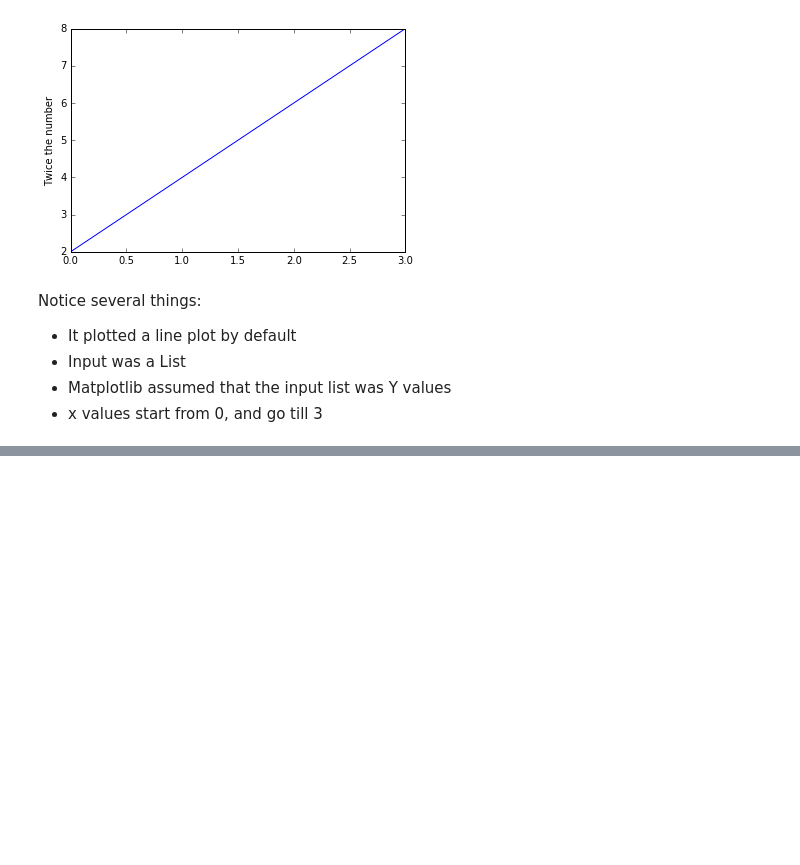
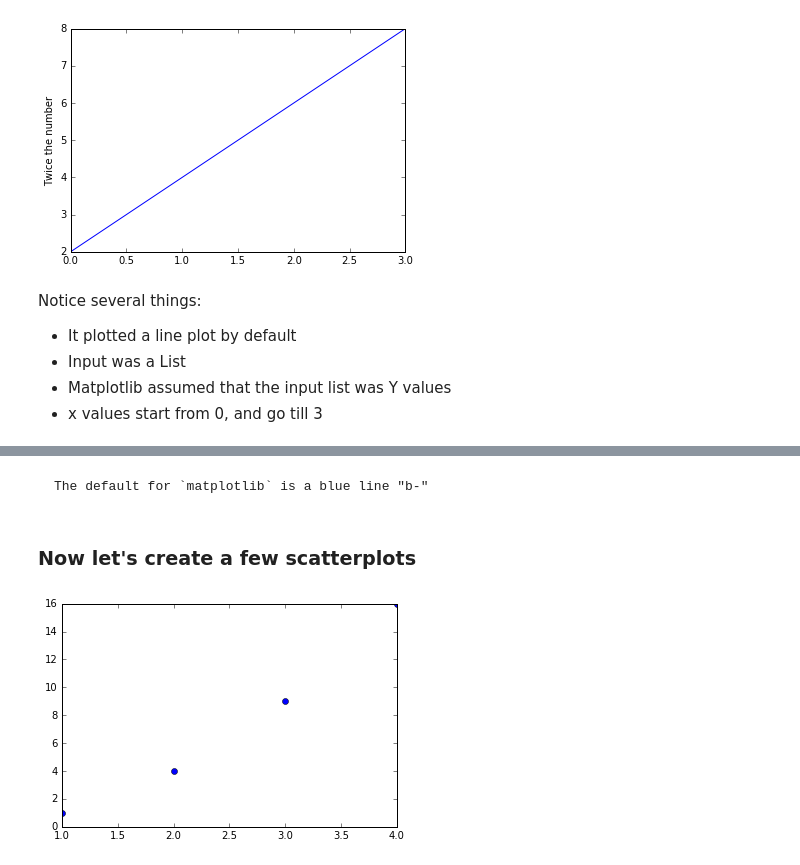
Before and after one commit to Ram-N/data-analysis-using-python, a Jupyter notebook: Basics of Plotting using Python.ipynb, the cells around one changed output, grey strips where cells are left out. Drawn from its saved outputs; the diff is of its cells as text; code cells hidden in the pictures; blank space fills up the shorter version.

```diff
--- a/Basics of Plotting using Python.ipynb
+++ b/Basics of Plotting using Python.ipynb
@@ -34,0 +43,12 @@ Notice several things:
+# %% [markdown]
+    The default for `matplotlib` is a blue line "b-"
+# %% [markdown]
+### Now let's create a few scatterplots
+# %%
+import numpy as np
+x = [1,2,3,4]
+y = list(np.array(x)**2)
+plt.plot(x,y, 'bo') #'go is for green dot'
+plt.show()
+# %% [output]
+[figure, added]
```
Also changed, not shown: parts of 18 cells of this notebook, 2 other files.
